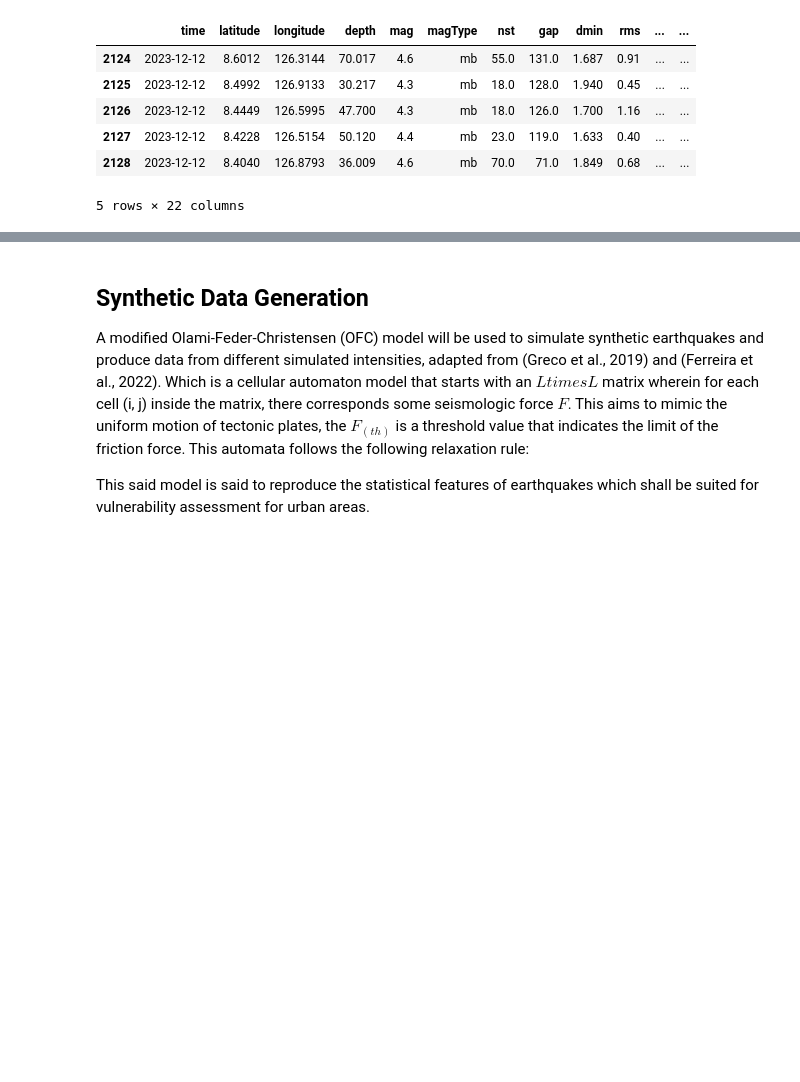
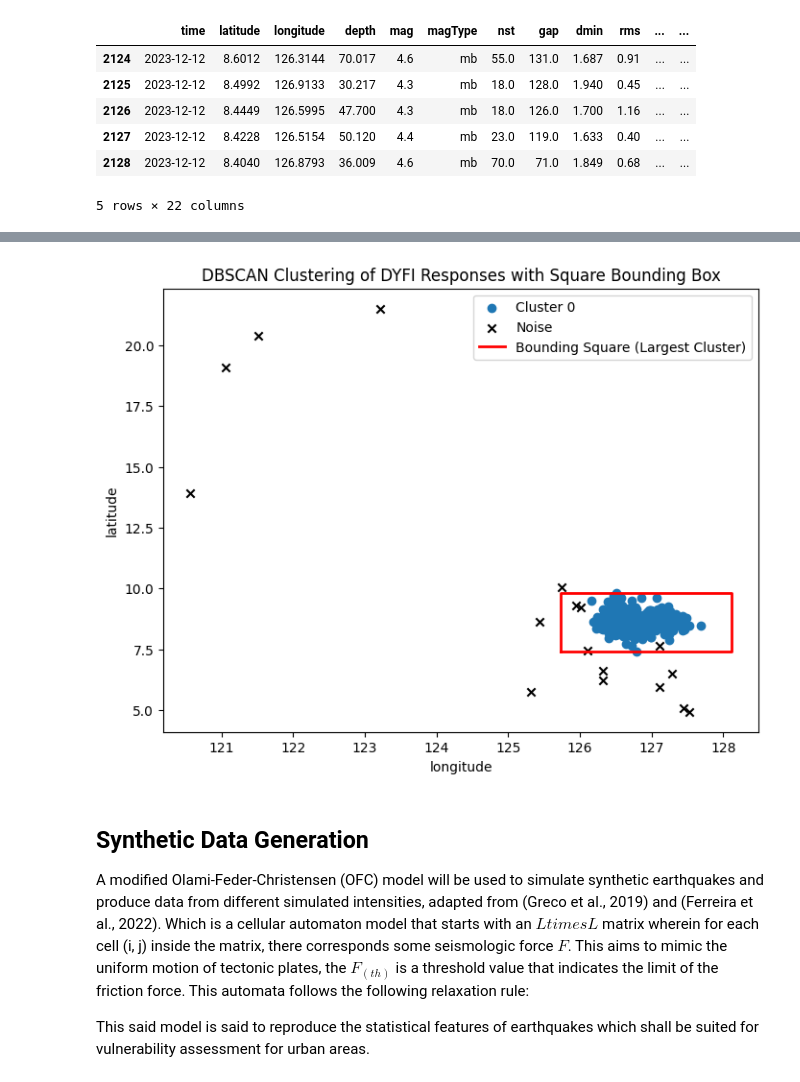
Before and after one commit to SHIROKAMIQQ/cs138project, a Jupyter notebook: submission.ipynb, the cells around one changed output, grey strips where cells are left out. Saved outputs shown, nothing was run; the diff lists cells and outputs as text; code cells hidden in the pictures; blank space fills up the shorter version.

Commit message:
feat(notebook): add spatial clustering and contributions

```diff
--- a/submission.ipynb
+++ b/submission.ipynb
@@ -99,0 +116,86 @@ df_2023_12.to_csv('202312Dataset.csv', index=None)
+# %%
+INPUT_FILE = "202312Dataset.csv"
+OUTPUT_FILE = "202312Spacial.csv"
+
+# This acts as the threshold for considering how close cells must be to each other
+#  to be considered part of the same neighborhood/cluster.
+EPS_KM = 30
+EARTH_RADIUS_KM = 6371.0
+EPS_RAD = EPS_KM / EARTH_RADIUS_KM
+
+# Load .csv file
+# This assumes dyfi for now.
+csv_file = INPUT_FILE  # replace with your file path
+df = pd.read_csv(csv_file)
+coords = df[['latitude', 'longitude']].to_numpy()
+
+# DBSCAN clustering using Haversine distance
+# https://stackoverflow.com/questions/24762435/clustering-geo-location-coordinates-lat-long-pairs-using-kmeans-algorithm-with
+# https://geoffboeing.com/2014/08/clustering-to-reduce-spatial-data-set-size/
+coords_rad = np.radians(coords)  # lat/lon in radians
+db = DBSCAN(eps=EPS_RAD, min_samples=3, metric='haversine')
+# print("DB:", db)
+labels = db.fit_predict(coords_rad)
+# print("labels:", labels)
+df['Cluster'] = labels
+
+# Find largest cluster/neighborhood
+unique_labels = [l for l in set(labels) if l != -1]  # exclude noise
+if not unique_labels:
+    raise ValueError("No clusters found. Try increasing eps or decreasing min_samples.")
+cluster_sizes = {l: np.sum(labels == l) for l in unique_labels}
+largest_cluster_label = max(cluster_sizes, key=cluster_sizes.get)
+print(f"Largest cluster: {largest_cluster_label} with {cluster_sizes[largest_cluster_label]} points")
+
+# Extract rows of largest cluster to dyfi_largest_cluster.csv
+largest_cluster_rows = df[df['Cluster'] == largest_cluster_label]
+largest_cluster_rows.to_csv(OUTPUT_FILE, index=False)
+print(f"Saved largest cluster to {OUTPUT_FILE}")
+
+# Compute square in terms of lat/lon
+lat_min = largest_cluster_rows['latitude'].min()
+lat_max = largest_cluster_rows['latitude'].max()
+lon_min = largest_cluster_rows['longitude'].min()
+lon_max = largest_cluster_rows['longitude'].max()
+lat_range = lat_max - lat_min
+lon_range = lon_max - lon_min
+max_range = max(lat_range, lon_range)
+
+# Build square bounding box (equal sides)
+lat_mid = (lat_max + lat_min)/2
+lon_mid = (lon_max + lon_min)/2
+half_size = max_range/2
+
+square_lat_min = lat_mid - half_size
+square_lat_max = lat_mid + half_size
+square_lon_min = lon_mid - half_size
+square_lon_max = lon_mid + half_size
+
+print("Square bounding box (lat/lon degrees):")
+print(f"latitude:  {square_lat_min:.4f} to {square_lat_max:.4f}")
+print(f"longitude: {square_lon_min:.4f} to {square_lon_max:.4f}")
+
+# Plot
+plt.figure(figsize=(8,6))
+colors = plt.cm.get_cmap('tab20', len(unique_labels))
+
+for k in unique_labels:
+    mask = (labels == k)
+    xy = coords[mask]
+    plt.scatter(xy[:,1], xy[:,0], label=f'Cluster {k}')
+
+# noise points
+mask_noise = (labels == -1)
+plt.scatter(coords[mask_noise,1], coords[mask_noise,0], c='k', marker='x', label='Noise')
+
+# overlay square of largest cluster
+square_lon = [square_lon_min, square_lon_max, square_lon_max, square_lon_min, square_lon_min]
+square_lat = [square_lat_min, square_lat_min, square_lat_max, square_lat_max, square_lat_min]
+plt.plot(square_lon, square_lat, 'r-', linewidth=2, label='Bounding Square (Largest Cluster)')
+
+plt.xlabel('longitude')
+plt.ylabel('latitude')
+plt.title('DBSCAN Clustering of DYFI Responses with Square Bounding Box')
+plt.legend()
+plt.show()
+# %% [output]
@@ -100,3 +208,4 @@ df_2023_12.to_csv('202312Dataset.csv', index=None)
+[figure, added]
 # %% [markdown]
 ## Synthetic Data Generation
 
```
Also changed, not shown: parts of 7 cells of this notebook, 1 other file.
